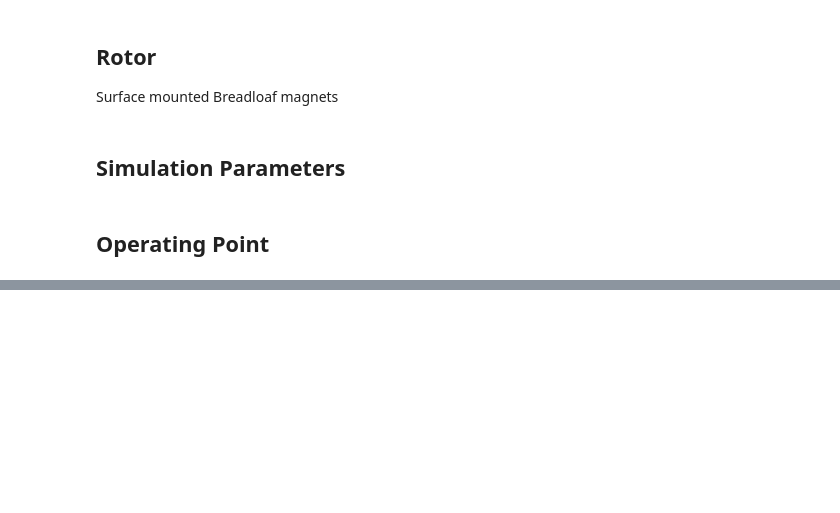
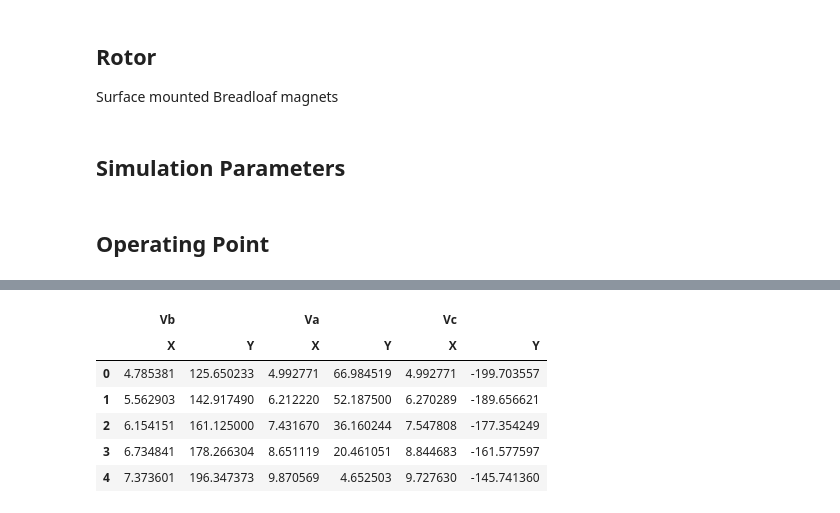
Before and after one commit to TinArmEngineering/tinarm, a Jupyter notebook: examples/Example_1.ipynb, the cells around one changed output, grey strips where cells are left out. Cells and saved outputs as stored; diff of their text form; code cells hidden in the pictures; blank space fills up the shorter version.

```diff
--- a/examples/Example_1.ipynb
+++ b/examples/Example_1.ipynb
@@ -412,0 +409,11 @@ ax.plot(m1_df['Angles electrical'].pint.to("radians"), m1_df['Phase C'], label='
+# %%
+df_m1_phvol = pd.read_csv("m1_phase_voltage_nominal.csv",  header=[0, 1])
+df_m1_phvol.head()
+# %% [output]
+|  | Vb |  | Va |  | Vc |  |
+|  | X | Y | X | Y | X | Y |
+| 0 | 4.785381 | 125.650233 | 4.992771 | 66.984519 | 4.992771 | -199.703557 |
+| 1 | 5.562903 | 142.917490 | 6.212220 | 52.187500 | 6.270289 | -189.656621 |
+| 2 | 6.154151 | 161.125000 | 7.431670 | 36.160244 | 7.547808 | -177.354249 |
+| 3 | 6.734841 | 178.266304 | 8.651119 | 20.461051 | 8.844683 | -161.577597 |
+| 4 | 7.373601 | 196.347373 | 9.870569 | 4.652503 | 9.727630 | -145.741360 |
```
Also changed, not shown: parts of 18 cells of this notebook.
